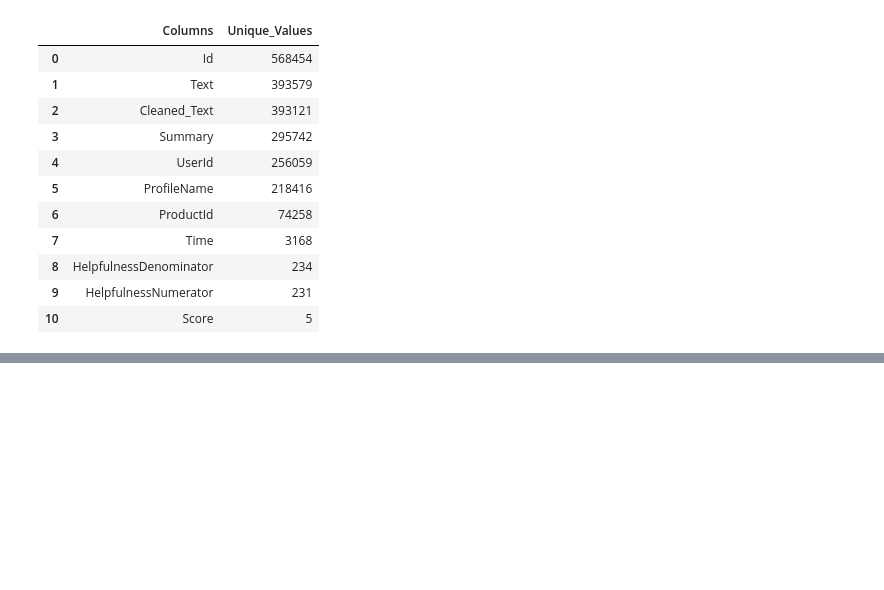
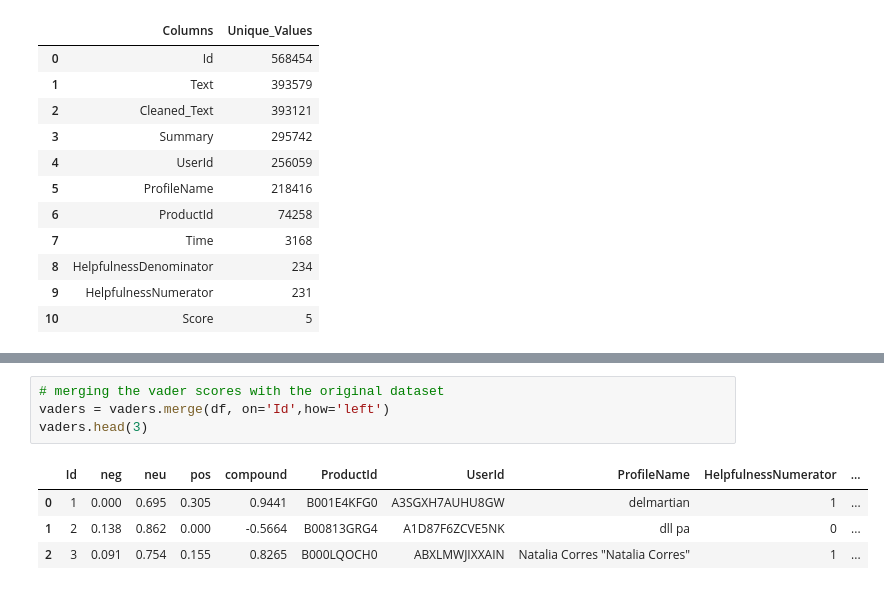
Before and after one commit to ilovedata6/Sentiment-Analysis, a Jupyter notebook: analysis.ipynb, the cells around one changed output, grey strips where cells are left out. Saved outputs shown, nothing was run; the diff lists cells and outputs as text; blank space fills up the shorter version.

```diff
--- a/analysis.ipynb
+++ b/analysis.ipynb
@@ -107,0 +164,9 @@ Index(['Id', 'ProductId', 'UserId', 'ProfileName', 'HelpfulnessNumerator',
+# %%
+# merging the vader scores with the original dataset
+vaders = vaders.merge(df, on='Id',how='left')
+vaders.head(3)
+# %% [output]
+|  | Id | neg | neu | pos | compound | ProductId | UserId | ProfileName | HelpfulnessNumerator | ... |
+| 0 | 1 | 0.000 | 0.695 | 0.305 | 0.9441 | B001E4KFG0 | A3SGXH7AUHU8GW | delmartian | 1 | ... |
+| 1 | 2 | 0.138 | 0.862 | 0.000 | -0.5664 | B00813GRG4 | A1D87F6ZCVE5NK | dll pa | 0 | ... |
+| 2 | 3 | 0.091 | 0.754 | 0.155 | 0.8265 | B000LQOCH0 | ABXLMWJIXXAIN | Natalia Corres "Natalia Corres" | 1 | ... |
```
Also changed, not shown: parts of 10 cells of this notebook.
